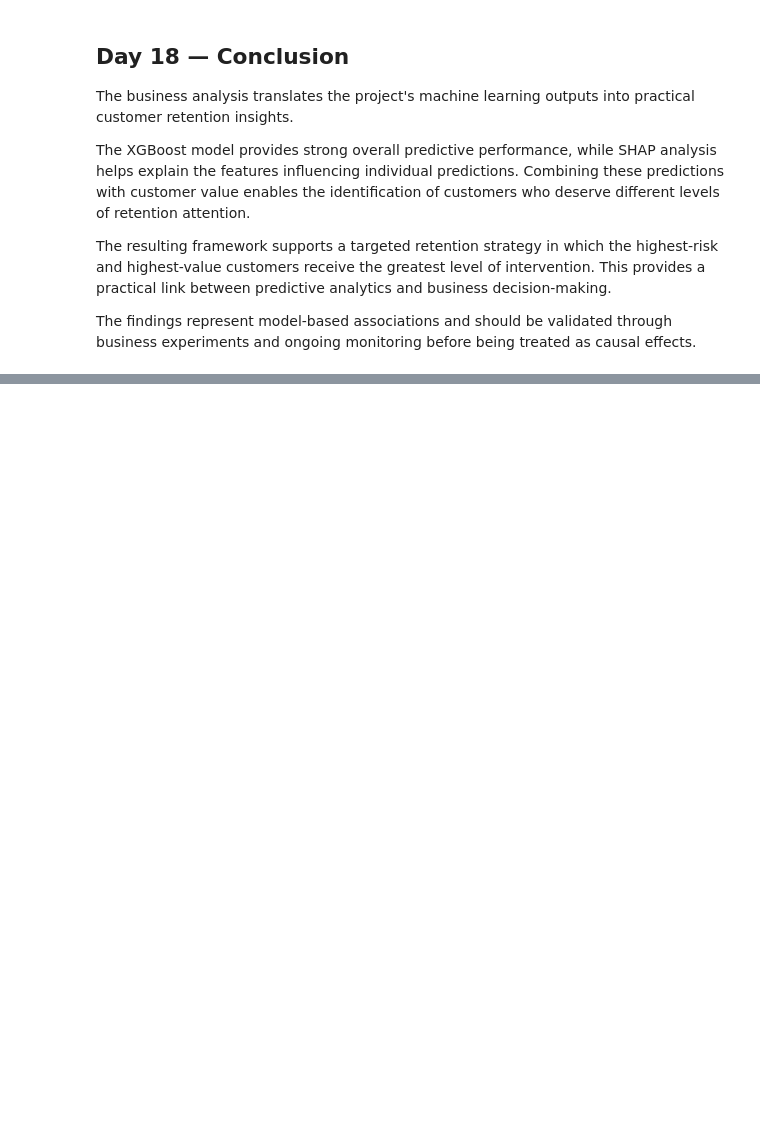
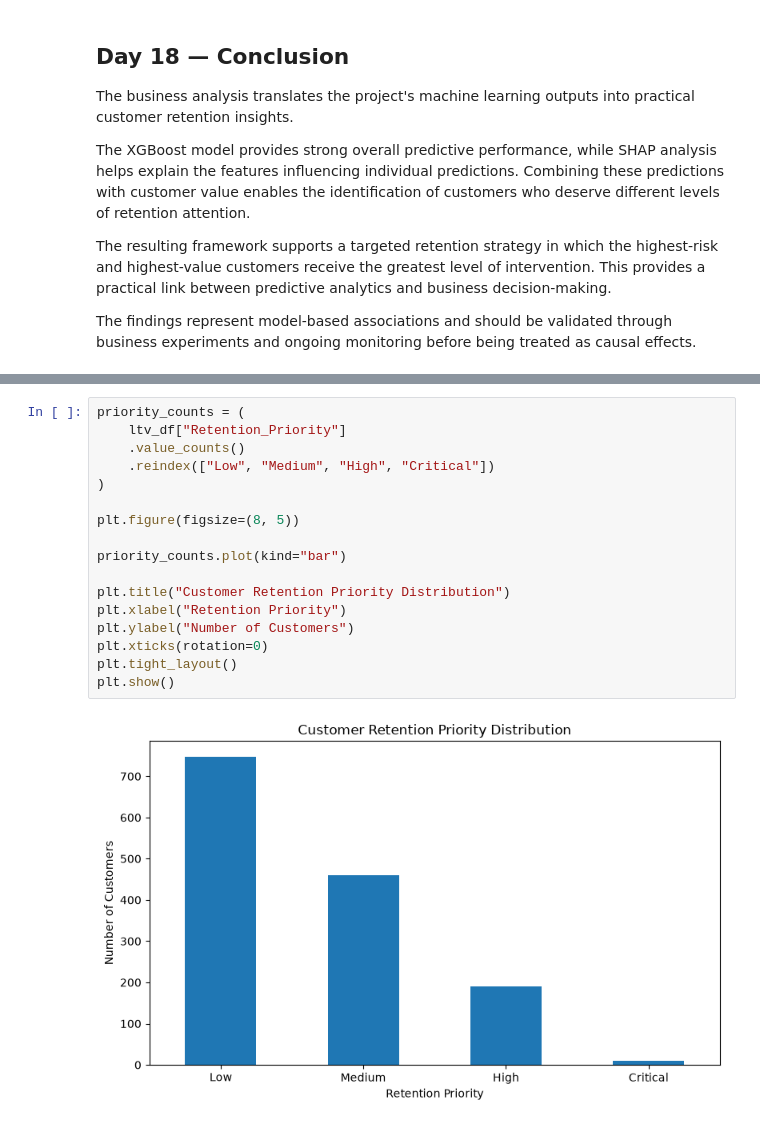
Before and after one commit to sagarsiddharth09-blip/customer-churn-LTV-engine, a Jupyter notebook: Akshay_Baseline_Analytics.ipynb, the cells around one changed output, grey strips where cells are left out. Saved outputs shown, nothing was run; the diff lists cells and outputs as text; blank space fills up the shorter version.

```diff
--- a/Akshay_Baseline_Analytics.ipynb
+++ b/Akshay_Baseline_Analytics.ipynb
@@ -4686,0 +4784,19 @@ The findings represent model-based associations and should be validated through
+# %%
+priority_counts = (
+    ltv_df["Retention_Priority"]
+    .value_counts()
+    .reindex(["Low", "Medium", "High", "Critical"])
+)
+
+plt.figure(figsize=(8, 5))
+
+priority_counts.plot(kind="bar")
+
+plt.title("Customer Retention Priority Distribution")
+plt.xlabel("Retention Priority")
+plt.ylabel("Number of Customers")
+plt.xticks(rotation=0)
+plt.tight_layout()
+plt.show()
+# %% [output]
+[figure, added]
```
Also changed, not shown: parts of 10 cells of this notebook.
